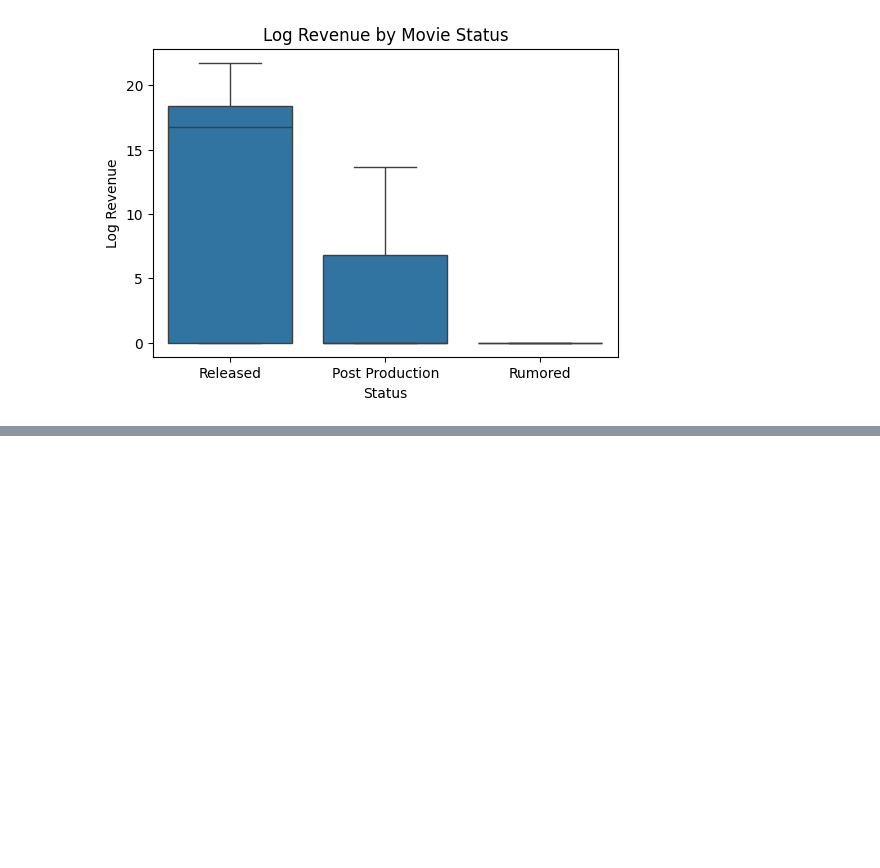
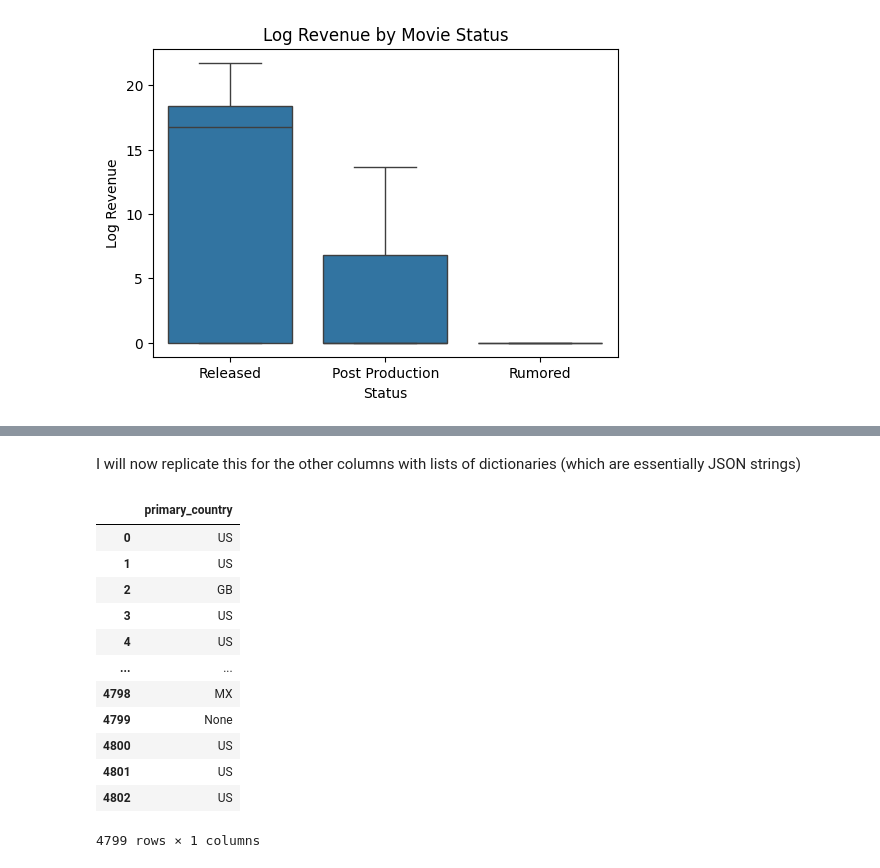
Before and after one commit to ziyadsaf/movie-success-prediction, a Jupyter notebook: movie_prediction_project.ipynb, the cells around one changed output, grey strips where cells are left out. Saved outputs shown, nothing was run; the diff lists cells and outputs as text; code cells hidden in the pictures; blank space fills up the shorter version.

```diff
--- a/movie_prediction_project.ipynb
+++ b/movie_prediction_project.ipynb
@@ -991,0 +789,28 @@ We will now delve deeper into the correlations and produce models and prediction
+# %% [markdown]
+I will now replicate this for the other columns with lists of dictionaries (which are essentially JSON strings)
+# %%
+primary_countries = []
+for row in movies['production_countries']:
+    r = row.strip().split()
+    try:
+        primary_country = r[1].replace('"',"").replace(',',"")
+        primary_countries.append(primary_country)
+    except IndexError:
+        primary_countries.append(None)
+
+movies['primary_country'] = primary_countries
+movies[['primary_country']]
+# %% [output]
+|  | primary_country |
+| 0 | US |
+| 1 | US |
+| 2 | GB |
+| 3 | US |
+| 4 | US |
+| ... | ... |
+| 4798 | MX |
+| 4799 | None |
+| 4800 | US |
+| 4801 | US |
+| 4802 | US |
+4799 rows × 1 columns
```
Also changed, not shown: parts of 132 cells of this notebook.
